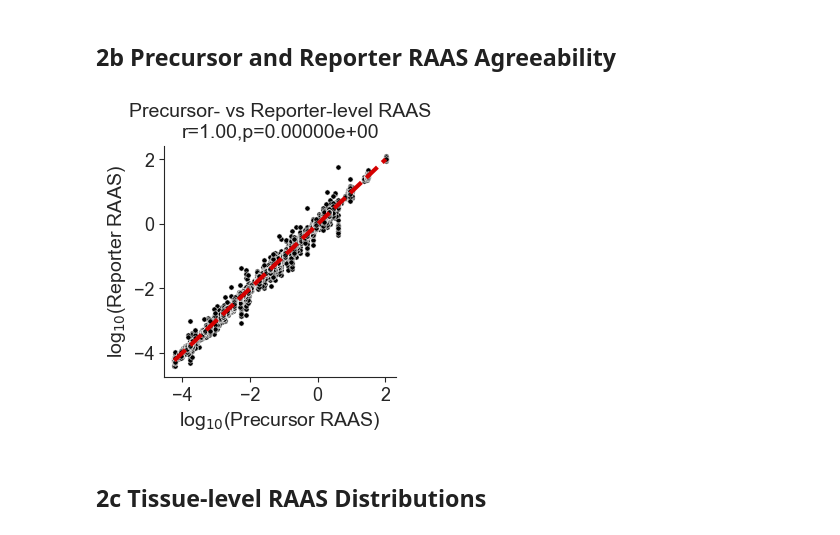
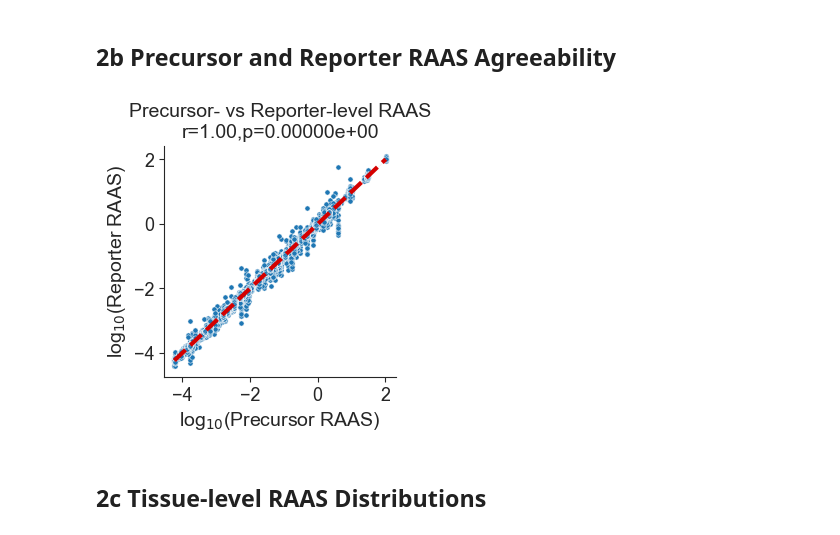
Before and after one commit to alexmaropakis/BrainDecode, a Jupyter notebook: Scripts/Analysis/Alex_AgedMouse_Analysis.ipynb, the cells around one changed output. Drawn from its saved outputs; the diff is of its cells as text; code cells hidden in the pictures.

```diff
--- a/Scripts/Analysis scripts/Alex_AgedMouse_Analysis.ipynb
+++ b/Scripts/Analysis/Alex_AgedMouse_Analysis.ipynb
@@ -742,12 +742,6 @@ plt.savefig(PLOT_DIR+'loc_prob_filt_AAS.png',dpi=600,bbox_inches='tight')
 # %% [markdown]
 ### PEP filtering
 # %%
-# Filter out SAAP with PEP <= 0.01
-SAAP_quant_df_PEPfilt = SAAP_quant_df[SAAP_quant_df['SAAP_PEP'] <= 0.1]
-print(len(SAAP_quant_df_PEPfilt))
-print(len(SAAP_quant_df))
-SAAP_quant_df = SAAP_quant_df_PEPfilt
-
 # Plot PEP distribution for all SAAP
 fig,ax=plt.subplots(figsize=(4.5,5))
 sns.set_style(style='ticks')
@@ -1159,25 +1151,26 @@ plt.savefig(PLOT_DIR+'tmt_level_RAAS_allDS_onehistplot.png', dpi=600, bbox_inche
 # %%
 # Precursor vs Reporter RAAS Level Agreeability
 fig,ax = plt.subplots(figsize=(3,3))
 
 raas_df=SAAP_quant_df.copy()
 raas_df['log10_Prec_RAAS']=raas_df['Prec_RAAS'].replace([np.inf,-np.inf],np.nan)
 raas_df['log10_Reporter_RAAS']=raas_df['Reporter_RAAS'].replace([np.inf,-np.inf],np.nan)
 raas_df=raas_df.dropna(subset=['log10_Prec_RAAS','log10_Reporter_RAAS'])
 
 r,p=sp.stats.pearsonr(raas_df['log10_Prec_RAAS'],raas_df['log10_Reporter_RAAS'])
-sns.scatterplot(data=raas_df,x='log10_Prec_RAAS',y='log10_Reporter_RAAS',s=14,alpha=1,color="#000000",edgecolor='white',linewidth=0.36,ax=ax)
+sns.set_style('ticks')
+sns.scatterplot(data=raas_df,x='log10_Prec_RAAS',y='log10_Reporter_RAAS',s=14,alpha=1,color=colors[0],edgecolor='white',linewidth=0.36,ax=ax)
 sns.regplot(data=raas_df,x='log10_Prec_RAAS',y='log10_Reporter_RAAS',scatter=False,line_kws={'color':'#d40000','linestyle':'--','linewidth':3,'zorder':10},ax=ax)
 
 ax.tick_params('both',labelsize=13)
 plt.xlabel('log$_{10}$(Precursor RAAS)',fontsize=14)
 plt.ylabel('log$_{10}$(Reporter RAAS)',fontsize=14)
 # ax.set_xticks([-4,-2,0,2])
 plt.title(f'Precursor- vs Reporter-level RAAS\nr={r:.2f},p={p:.5e}',fontsize=14)
 sns.despine()
 plt.savefig(PLOT_DIR+'MS1_MS2_RAAS_correlation.pdf',bbox_inches='tight')
 # %% [output]
-[figure, old version]
+[figure, new version]
 # %% [markdown]
 ## 2c Tissue-level RAAS Distributions
 # %%
```
Also changed, not shown: parts of 8 cells of this notebook, 51 other files.
